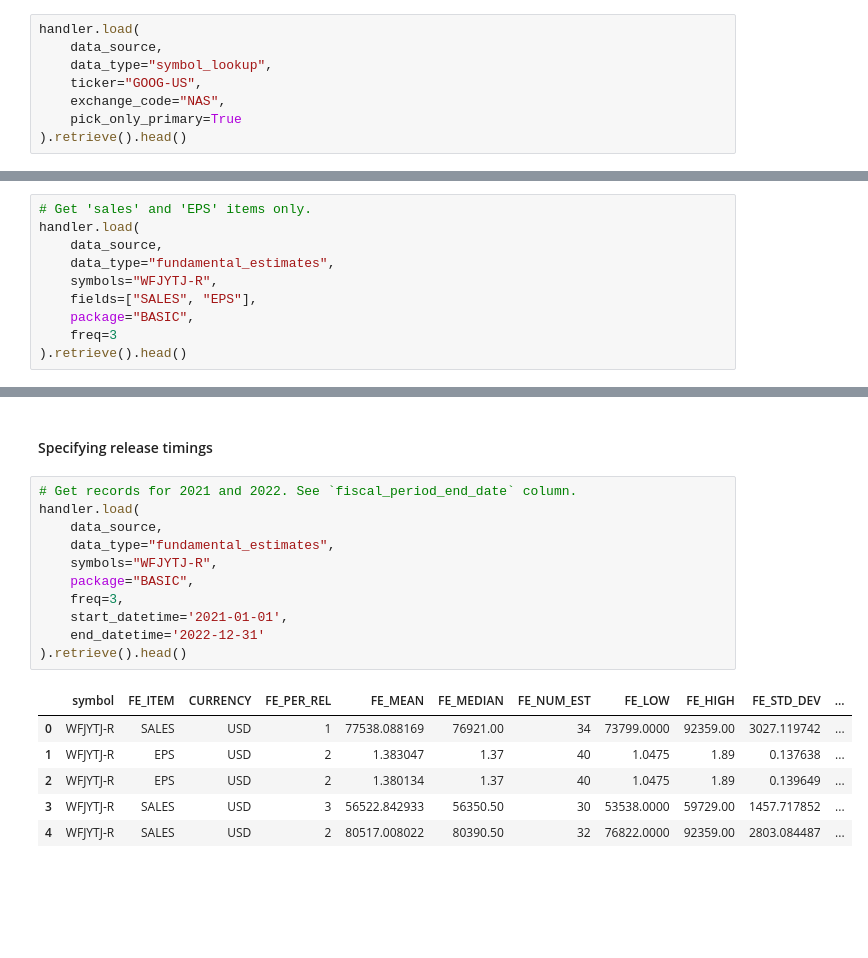
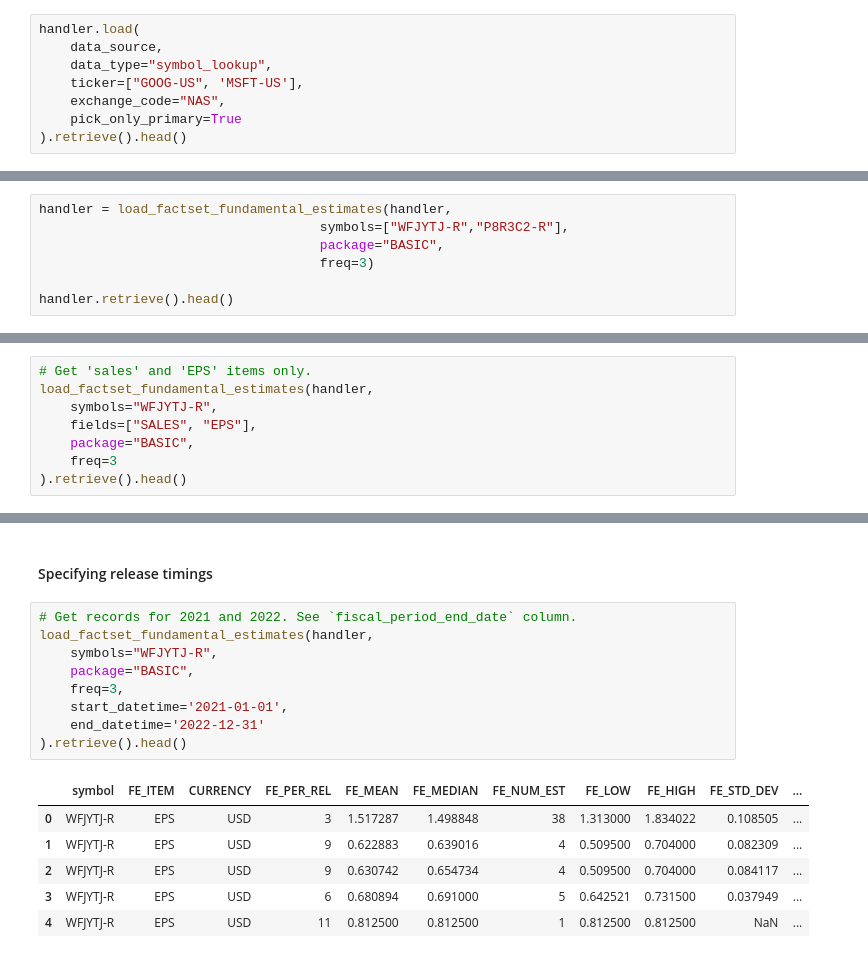
Before and after one commit to aiqindex/sample_notebooks, a Jupyter notebook: load_fundamental_consensus_factset_data.ipynb, the cells around one changed output, grey strips where cells are left out. Cells and saved outputs as stored; diff of their text form; blank space fills up the shorter version.

```diff
--- a/load_fundamental_consensus_factset_data.ipynb
+++ b/load_fundamental_consensus_factset_data.ipynb
@@ -20,7 +22,7 @@ data_source='FACTSET'
 handler.load(
     data_source,
     data_type="symbol_lookup",
-    ticker="GOOG-US",
+    ticker=["GOOG-US", 'MSFT-US'],
     exchange_code="NAS",
     pick_only_primary=True
 ).retrieve().head()
@@ -32,0 +36,7 @@ handler.load(
+# %%
+handler = load_factset_fundamental_estimates(handler,
+                                    symbols=["WFJYTJ-R","P8R3C2-R"],
+                                    package="BASIC",
+                                    freq=3)
+
+handler.retrieve().head()
@@ -53,9 +82,7 @@ handler.load(
 #### Specifying releases
 # %%
 # Get 'sales' and 'EPS' items only.
-handler.load(
-    data_source,
-    data_type="fundamental_estimates",
+load_factset_fundamental_estimates(handler,
     symbols="WFJYTJ-R",
     fields=["SALES", "EPS"],
     package="BASIC",
@@ -72,19 +99,17 @@ handler.load(
 #### Specifying release timings
 # %%
 # Get records for 2021 and 2022. See `fiscal_period_end_date` column.
-handler.load(
-    data_source,
-    data_type="fundamental_estimates",
+load_factset_fundamental_estimates(handler,
     symbols="WFJYTJ-R",
     package="BASIC",
     freq=3,
     start_datetime='2021-01-01',
     end_datetime='2022-12-31'
 ).retrieve().head()
 # %% [output]
 |  | symbol | FE_ITEM | CURRENCY | FE_PER_REL | FE_MEAN | FE_MEDIAN | FE_NUM_EST | FE_LOW | FE_HIGH | FE_STD_DEV | ... |
-| 0 | WFJYTJ-R | SALES | USD | 1 | 77538.088169 | 76921.00 | 34 | 73799.0000 | 92359.00 | 3027.119742 | ... |
-| 1 | WFJYTJ-R | EPS | USD | 2 | 1.383047 | 1.37 | 40 | 1.0475 | 1.89 | 0.137638 | ... |
-| 2 | WFJYTJ-R | EPS | USD | 2 | 1.380134 | 1.37 | 40 | 1.0475 | 1.89 | 0.139649 | ... |
-| 3 | WFJYTJ-R | SALES | USD | 3 | 56522.842933 | 56350.50 | 30 | 53538.0000 | 59729.00 | 1457.717852 | ... |
-| 4 | WFJYTJ-R | SALES | USD | 2 | 80517.008022 | 80390.50 | 32 | 76822.0000 | 92359.00 | 2803.084487 | ... |
+| 0 | WFJYTJ-R | EPS | USD | 3 | 1.517287 | 1.498848 | 38 | 1.313000 | 1.834022 | 0.108505 | ... |
+| 1 | WFJYTJ-R | EPS | USD | 9 | 0.622883 | 0.639016 | 4 | 0.509500 | 0.704000 | 0.082309 | ... |
+| 2 | WFJYTJ-R | EPS | USD | 9 | 0.630742 | 0.654734 | 4 | 0.509500 | 0.704000 | 0.084117 | ... |
+| 3 | WFJYTJ-R | EPS | USD | 6 | 0.680894 | 0.691000 | 5 | 0.642521 | 0.731500 | 0.037949 | ... |
+| 4 | WFJYTJ-R | EPS | USD | 11 | 0.812500 | 0.812500 | 1 | 0.812500 | 0.812500 | NaN | ... |
```
Also changed, not shown: parts of 9 cells of this notebook, 4 other files.
